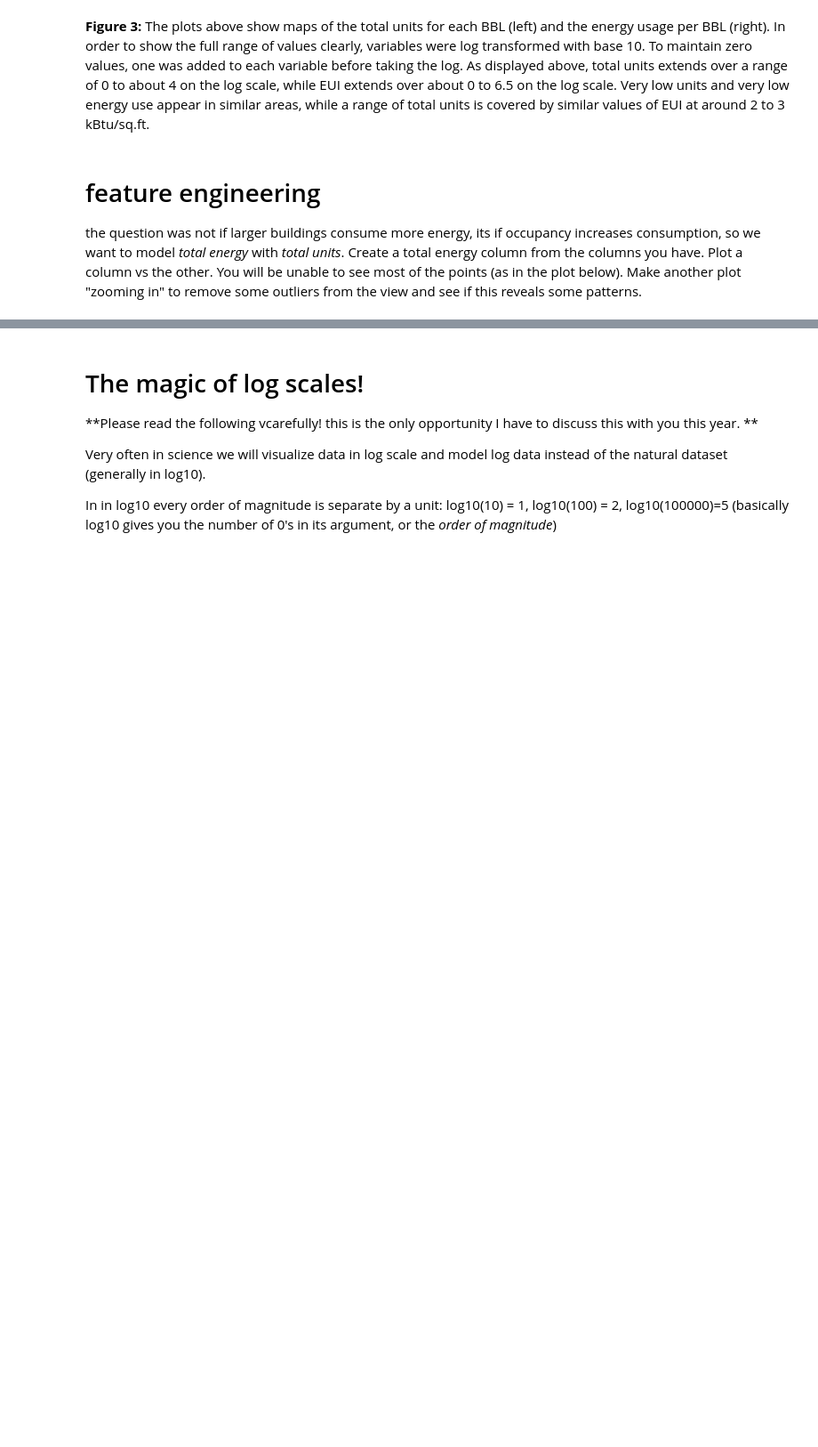
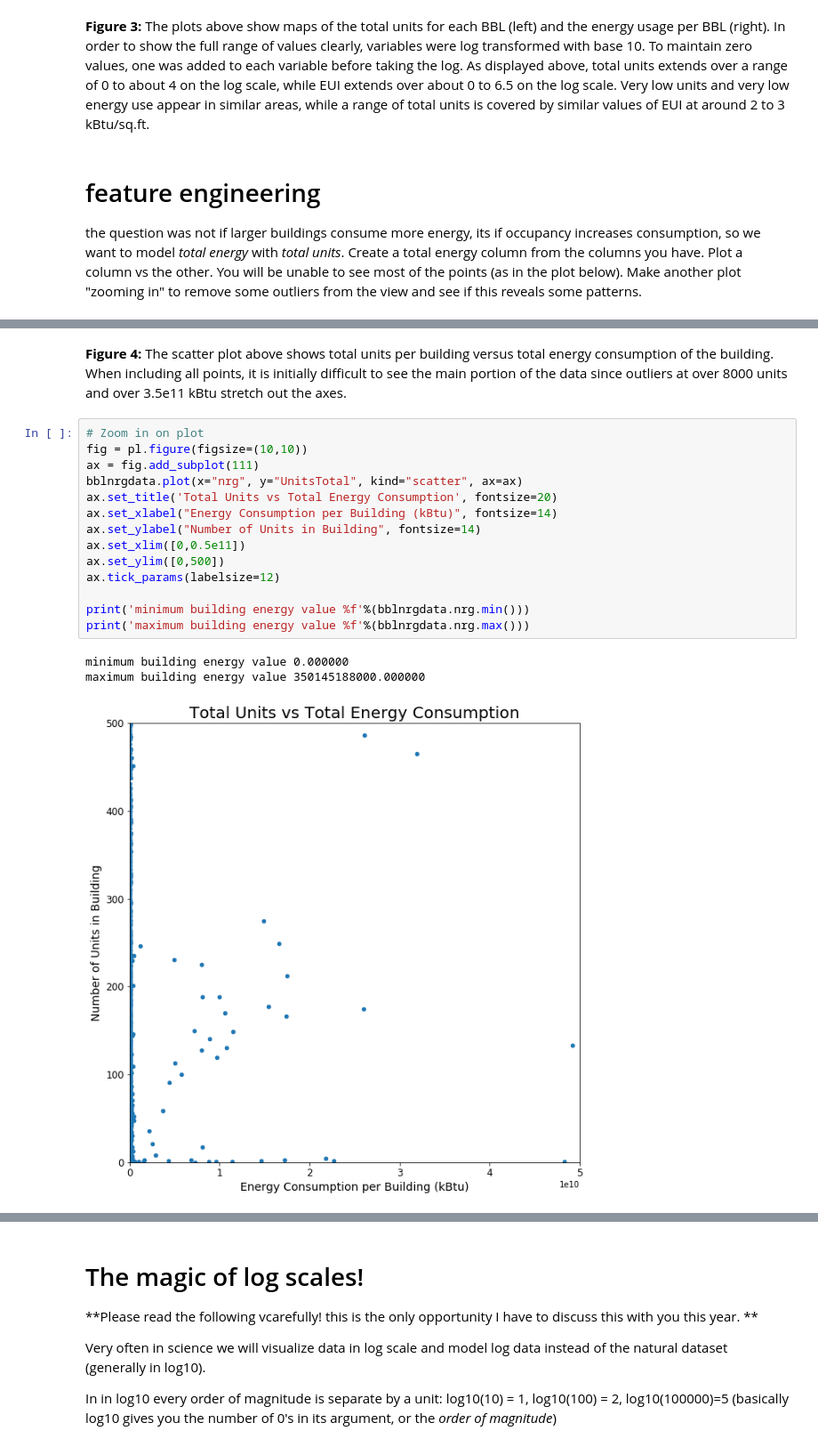
Before and after one commit to AHassler/PUI2018_ah4412, a Jupyter notebook: HW10_ah4412/Assignment2_ah4412.ipynb, the cells around one changed output, grey strips where cells are left out. Shown at 89% size. Cells and saved outputs as stored; diff of their text form; blank space fills up the shorter version.

```diff
--- a/HW10_ah4412/Assignment2_ah4412.ipynb
+++ b/HW10_ah4412/Assignment2_ah4412.ipynb
@@ -358,0 +364,20 @@ Figure 4: ...
+# %% [markdown]
+**Figure 4:** The scatter plot above shows total units per building versus total energy consumption of the building. When including all points, it is initially difficult to see the main portion of the data since outliers at over 8000 units and over 3.5e11 kBtu stretch out the axes.
+# %%
+# Zoom in on plot
+fig = pl.figure(figsize=(10,10))
+ax = fig.add_subplot(111)
+bblnrgdata.plot(x="nrg", y="UnitsTotal", kind="scatter", ax=ax)
+ax.set_title('Total Units vs Total Energy Consumption', fontsize=20)
+ax.set_xlabel("Energy Consumption per Building (kBtu)", fontsize=14)
+ax.set_ylabel("Number of Units in Building", fontsize=14)
+ax.set_xlim([0,0.5e11])
+ax.set_ylim([0,500])
+ax.tick_params(labelsize=12)
+
+print('minimum building energy value %f'%(bblnrgdata.nrg.min()))
+print('maximum building energy value %f'%(bblnrgdata.nrg.max()))
+# %% [output]
+minimum building energy value 0.000000
+maximum building energy value 350145188000.000000
+[figure, added]
```
Also changed, not shown: parts of 27 cells of this notebook.
